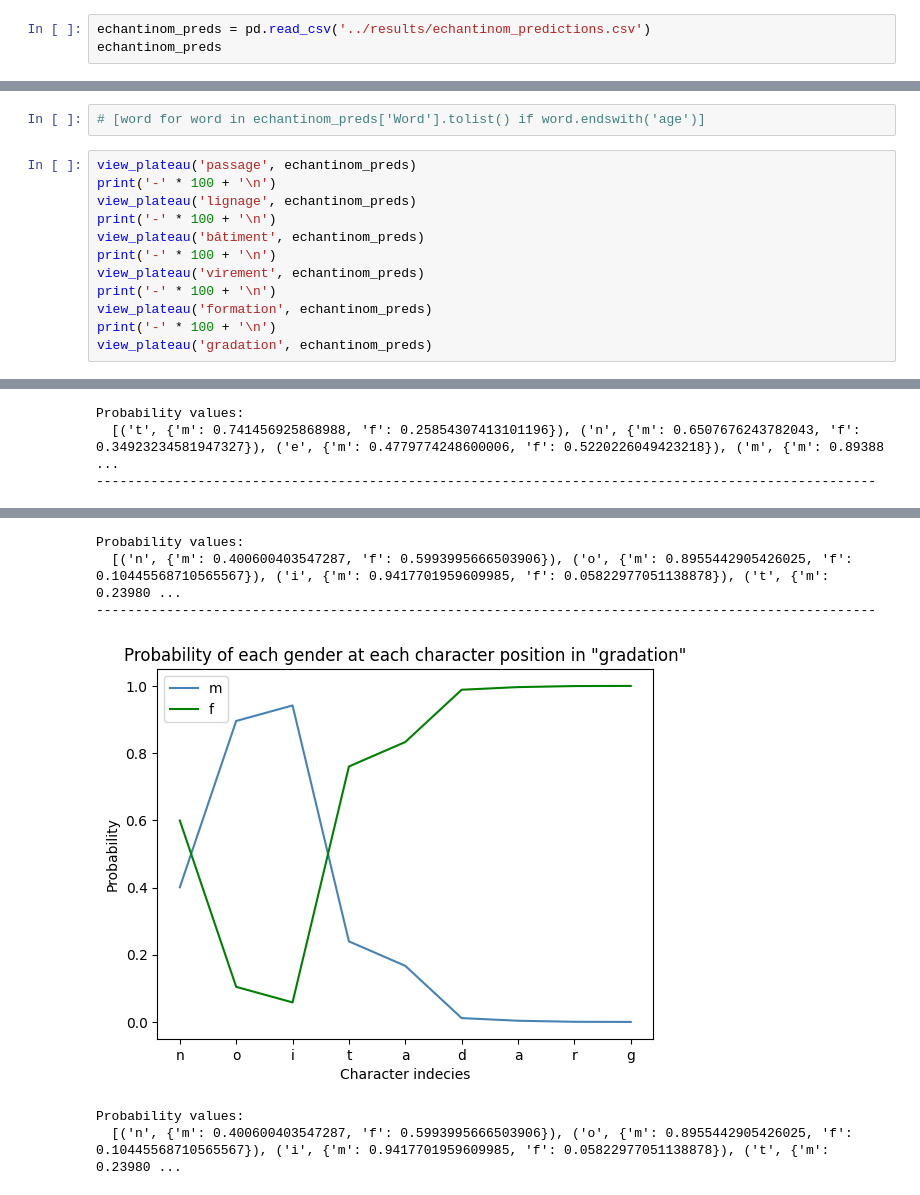
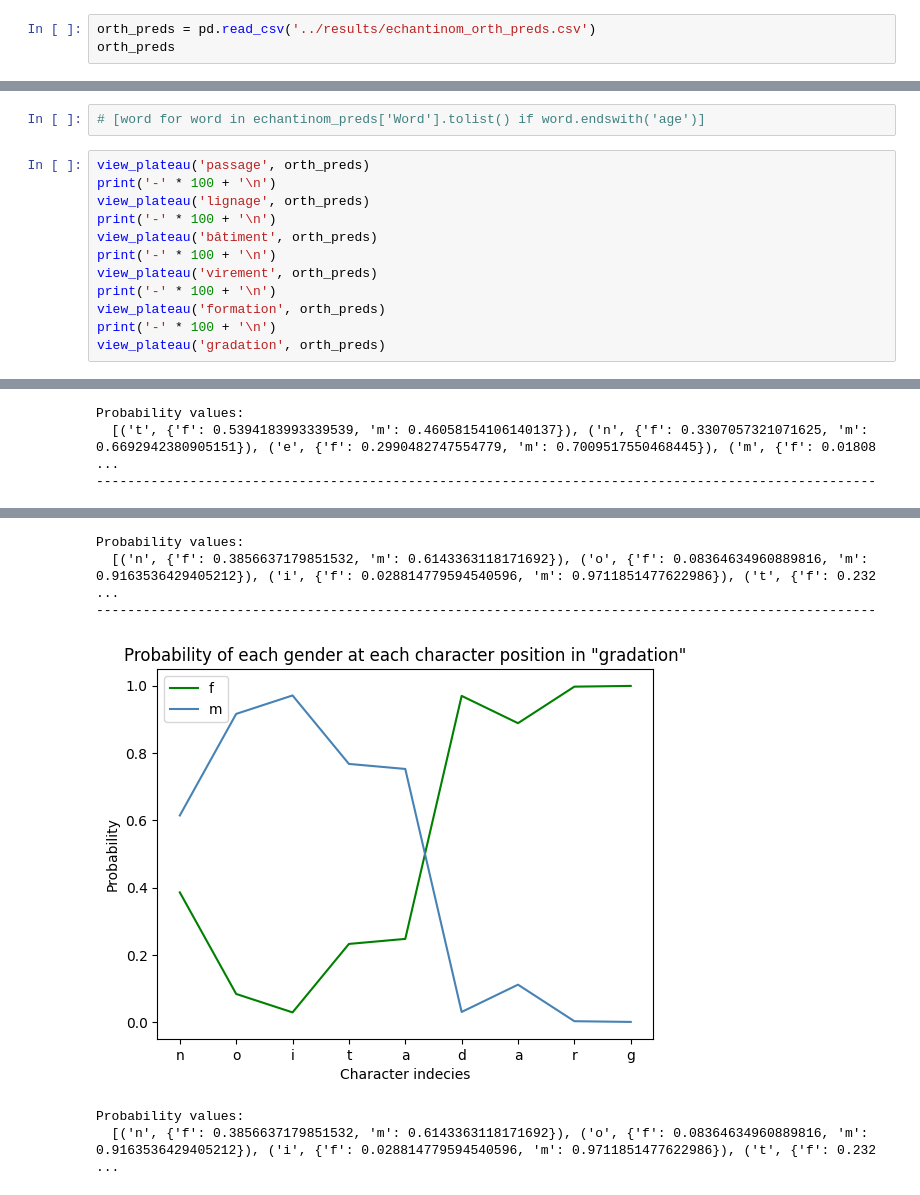
Before and after one commit to obonami/gender_prediction, a Jupyter notebook: src/analysis.ipynb, the cells around one changed output, grey strips where cells are left out. Cells and saved outputs as stored; diff of their text form.

```diff
--- a/src/analysis.ipynb
+++ b/src/analysis.ipynb
@@ -156,5 +65,5 @@ echantinom = echantinom[~echantinom['lemma'].isin(nlexique[nlexique['gen'] == 'b
 # %%
-echantinom_preds = pd.read_csv('../results/echantinom_predictions.csv')
-echantinom_preds
+orth_preds = pd.read_csv('../results/echantinom_orth_preds.csv')
+orth_preds
 # %% [output]
 |  | Word | Predicted Gender | True Gender | Class Probabilities | Set |
@@ -198,15 +106,15 @@ incorrect
 # %%
 # [word for word in echantinom_preds['Word'].tolist() if word.endswith('age')]
 # %%
-view_plateau('passage', echantinom_preds)
+view_plateau('passage', orth_preds)
 print('-' * 100 + '\n')
-view_plateau('lignage', echantinom_preds)
+view_plateau('lignage', orth_preds)
 print('-' * 100 + '\n')
-view_plateau('bâtiment', echantinom_preds)
+view_plateau('bâtiment', orth_preds)
 print('-' * 100 + '\n')
-view_plateau('virement', echantinom_preds)
+view_plateau('virement', orth_preds)
 print('-' * 100 + '\n')
-view_plateau('formation', echantinom_preds)
+view_plateau('formation', orth_preds)
 print('-' * 100 + '\n')
-view_plateau('gradation', echantinom_preds)
+view_plateau('gradation', orth_preds)
 # %% [output]
@@ -226,3 +134,3 @@ Probability values:
 Probability values:
-  [('t', {'m': 0.741456925868988, 'f': 0.25854307413101196}), ('n', {'m': 0.6507676243782043, 'f': 0.34923234581947327}), ('e', {'m': 0.4779774248600006, 'f': 0.5220226049423218}), ('m', {'m': 0.89388 ...
+  [('t', {'f': 0.5394183993339539, 'm': 0.46058154106140137}), ('n', {'f': 0.3307057321071625, 'm': 0.6692942380905151}), ('e', {'f': 0.2990482747554779, 'm': 0.7009517550468445}), ('m', {'f': 0.01808 ...
 ----------------------------------------------------------------------------------------------------
@@ -230,6 +138,6 @@ Probability values:
 Probability values:
-  [('n', {'m': 0.400600403547287, 'f': 0.5993995666503906}), ('o', {'m': 0.8955442905426025, 'f': 0.10445568710565567}), ('i', {'m': 0.9417701959609985, 'f': 0.05822977051138878}), ('t', {'m': 0.23980 ...
+  [('n', {'f': 0.3856637179851532, 'm': 0.6143363118171692}), ('o', {'f': 0.08364634960889816, 'm': 0.9163536429405212}), ('i', {'f': 0.028814779594540596, 'm': 0.9711851477622986}), ('t', {'f': 0.232 ...
 ----------------------------------------------------------------------------------------------------
-[figure, old version]
+[figure, new version]
 Probability values:
-  [('n', {'m': 0.400600403547287, 'f': 0.5993995666503906}), ('o', {'m': 0.8955442905426025, 'f': 0.10445568710565567}), ('i', {'m': 0.9417701959609985, 'f': 0.05822977051138878}), ('t', {'m': 0.23980 ...
+  [('n', {'f': 0.3856637179851532, 'm': 0.6143363118171692}), ('o', {'f': 0.08364634960889816, 'm': 0.9163536429405212}), ('i', {'f': 0.028814779594540596, 'm': 0.9711851477622986}), ('t', {'f': 0.232 ...
```
Also changed, not shown: parts of 23 cells of this notebook, 14 other files.
